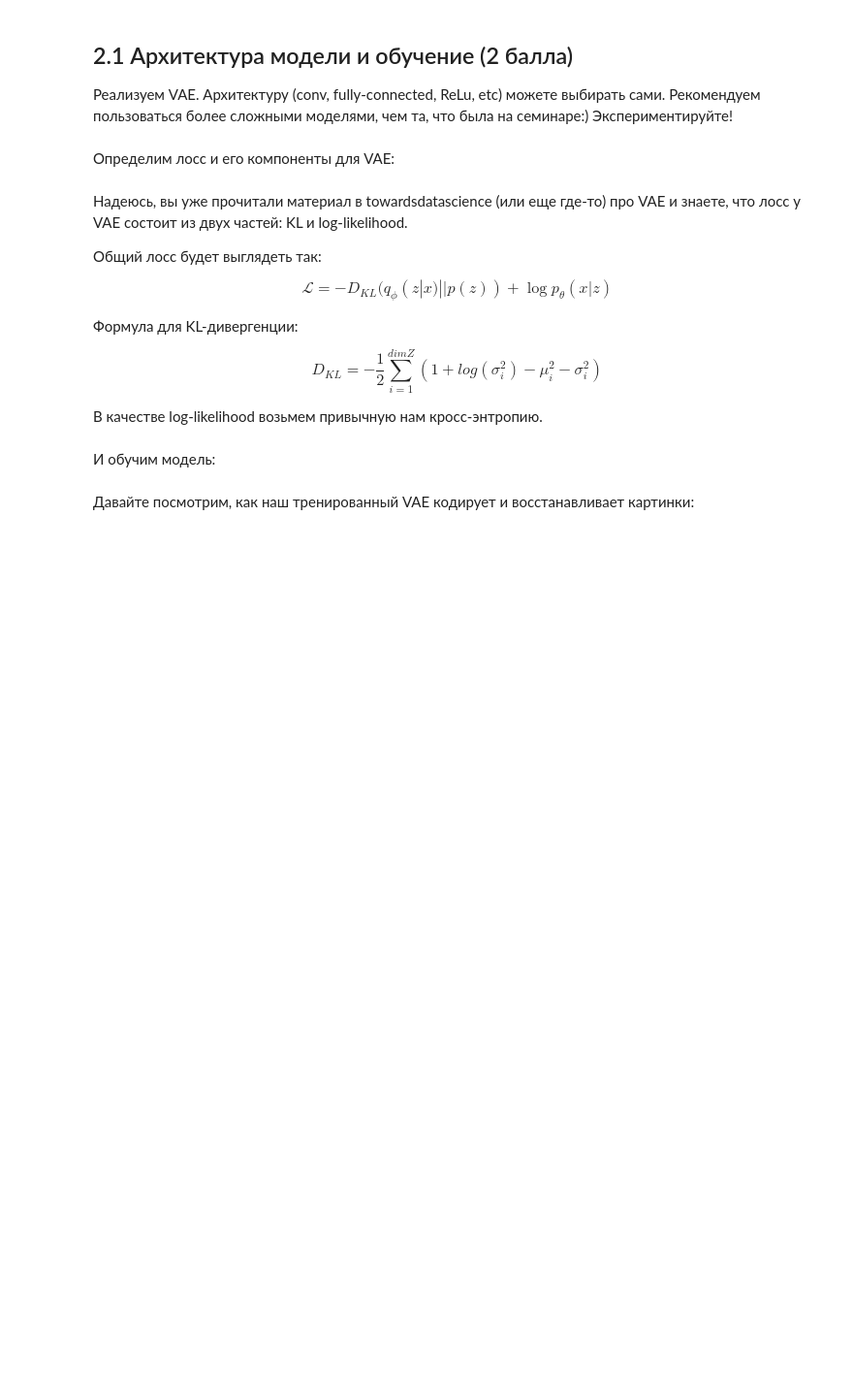
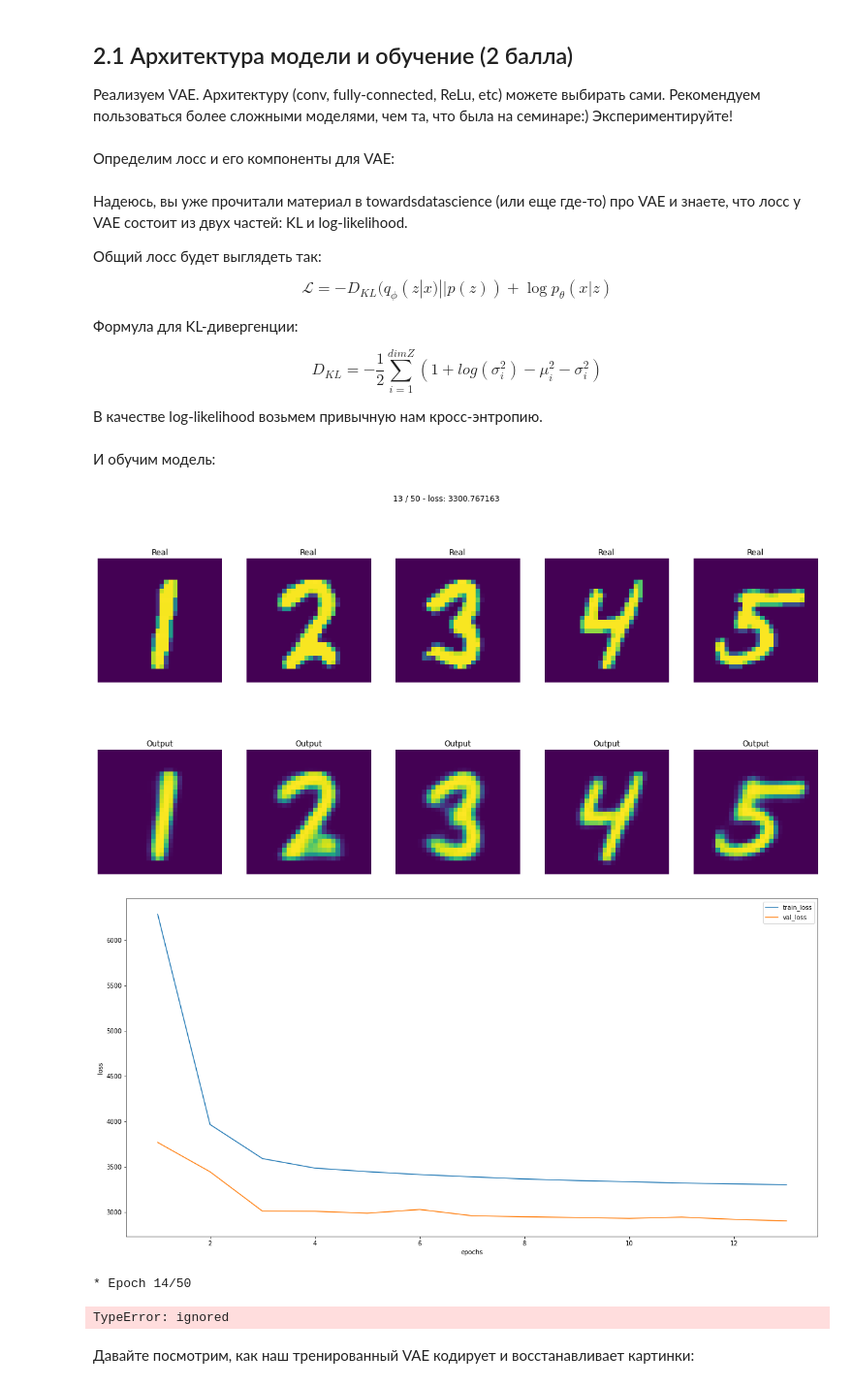
Before and after one commit to noname19871/DLS2022_advanced, a Jupyter notebook: homeworks/homework7/[homework]autoencoders.ipynb, the cells around one changed output. Shown at 97% size. Cells and saved outputs as stored; diff of their text form; code cells hidden in the pictures; blank space fills up the shorter version.

```diff
--- a/homeworks/homework7/[homework]autoencoders.ipynb
+++ b/homeworks/homework7/[homework]autoencoders.ipynb
@@ -317,7 +309,7 @@ def predict(autoencoder, val_loader):
             predictions.append(reconstructed.cpu())
             latent_outputs.append(latent_output.cpu())
 
-    return predictions, latent_outputs
+    return torch.cat(predictions), torch.cat(latent_outputs)
 # %%
 criterion = nn.MSELoss()
 
@@ -514,8 +501,8 @@ plot_faces(2, 5, no_sunglasses_data[:5], "No Sunglasses", updated_no_sunglasses_
 batch_size = 32
 # MNIST Dataset
 train_dataset = datasets.MNIST(root='./mnist_data/', train=True, transform=transforms.ToTensor(), download=True)
-test_dataset = datasets.MNIST(root='./mnist_data/', train=False, transform=transforms.ToTensor(), download=False)
+val_dataset = datasets.MNIST(root='./mnist_data/', train=False, transform=transforms.ToTensor(), download=False)
 
 # Data Loader (Input Pipeline)
 train_loader = torch.utils.data.DataLoader(dataset=train_dataset, batch_size=batch_size, shuffle=True)
-test_loader = torch.utils.data.DataLoader(dataset=test_dataset, batch_size=batch_size, shuffle=False)
+val_loader = torch.utils.data.DataLoader(dataset=val_dataset, batch_size=batch_size, shuffle=False)
@@ -589,23 +593,19 @@ def KL_divergence(mu, logsigma):
     """
     часть функции потерь, которая отвечает за "близость" латентных представлений разных людей
     """
-    loss = <напишите код для KL-дивергенции, пользуясь формулой выше>
-    return
+    loss = -0.5 * torch.sum(1 + logsigma - mu ** 2 - logsigma.exp())
+    return loss
 
 def log_likelihood(x, reconstruction):
     """
     часть функции потерь, которая отвечает за качество реконструкции (как mse в обычном autoencoder)
     """
-    loss = <binary cross-entropy>
+    loss = nn.BCELoss(reduction='sum')
     return loss(reconstruction, x)
 
 def loss_vae(x, mu, logsigma, reconstruction):
-    return <соедините тут две компоненты лосса. Mind the sign!>
+    KLD = KL_divergence(mu, logsigma)
+    BCE = log_likelihood(x, reconstruction)
+    return KLD + BCE
 # %% [markdown]
 И обучим модель:
-# %%
-criterion = loss_vae
-
-autoencoder = VAE()
-
-optimizer = <Ваш любимый оптимизатор>
@@ -614,2 +676,16 @@ optimizer = <Ваш любимый оптимизатор>
+# %%
+criterion = loss_vae
+
+vae = VAE(dim_code).to(device)
+
+optimizer = optim.Adam(vae.parameters(), lr=1e-3)
+scheduler = optim.lr_scheduler.ExponentialLR(optimizer, gamma=0.95)
+
+train_vae(vae, criterion, optimizer, scheduler, max_epochs)
+# %% [output]
+[figure, added]
+[figure, added]
+* Epoch 14/50
+TypeError: ignored
 # %% [markdown]
 Давайте посмотрим, как наш тренированный VAE кодирует и восстанавливает картинки:
```
Also changed, not shown: parts of 46 cells of this notebook.
